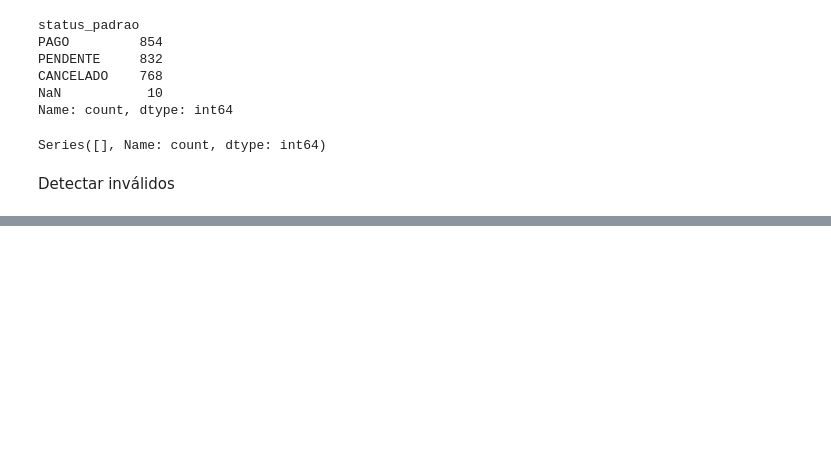
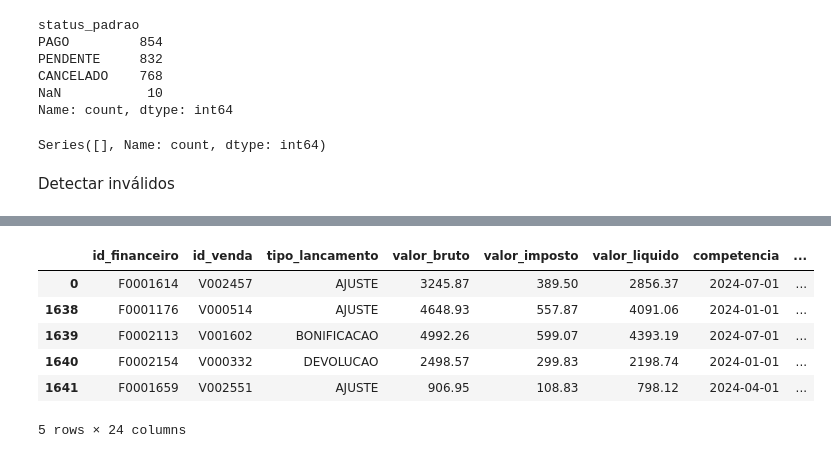
Before and after one commit to rafaelladuarte/refresco-data-case, a Jupyter notebook: pipeline/silver/notebooks/clean_financeiro.ipynb, the cells around one changed output, grey strips where cells are left out. Saved outputs shown, nothing was run; the diff lists cells and outputs as text; code cells hidden in the pictures; blank space fills up the shorter version.

```diff
--- a/pipeline/silver/notebooks/clean_financeiro.ipynb
+++ b/pipeline/silver/notebooks/clean_financeiro.ipynb
@@ -227,0 +257,10 @@ df[["id_financeiro","id_venda","valor_bruto","valor_imposto","valor_liquido","st
+# %%
+df.head()
+# %% [output]
+|  | id_financeiro | id_venda | tipo_lancamento | valor_bruto | valor_imposto | valor_liquido | competencia | ... |
+| 0 | F0001614 | V002457 | AJUSTE | 3245.87 | 389.50 | 2856.37 | 2024-07-01 | ... |
+| 1638 | F0001176 | V000514 | AJUSTE | 4648.93 | 557.87 | 4091.06 | 2024-01-01 | ... |
+| 1639 | F0002113 | V001602 | BONIFICACAO | 4992.26 | 599.07 | 4393.19 | 2024-07-01 | ... |
+| 1640 | F0002154 | V000332 | DEVOLUCAO | 2498.57 | 299.83 | 2198.74 | 2024-01-01 | ... |
+| 1641 | F0001659 | V002551 | AJUSTE | 906.95 | 108.83 | 798.12 | 2024-04-01 | ... |
+5 rows × 24 columns
```
Also changed, not shown: parts of 18 cells of this notebook, 11 other files.
